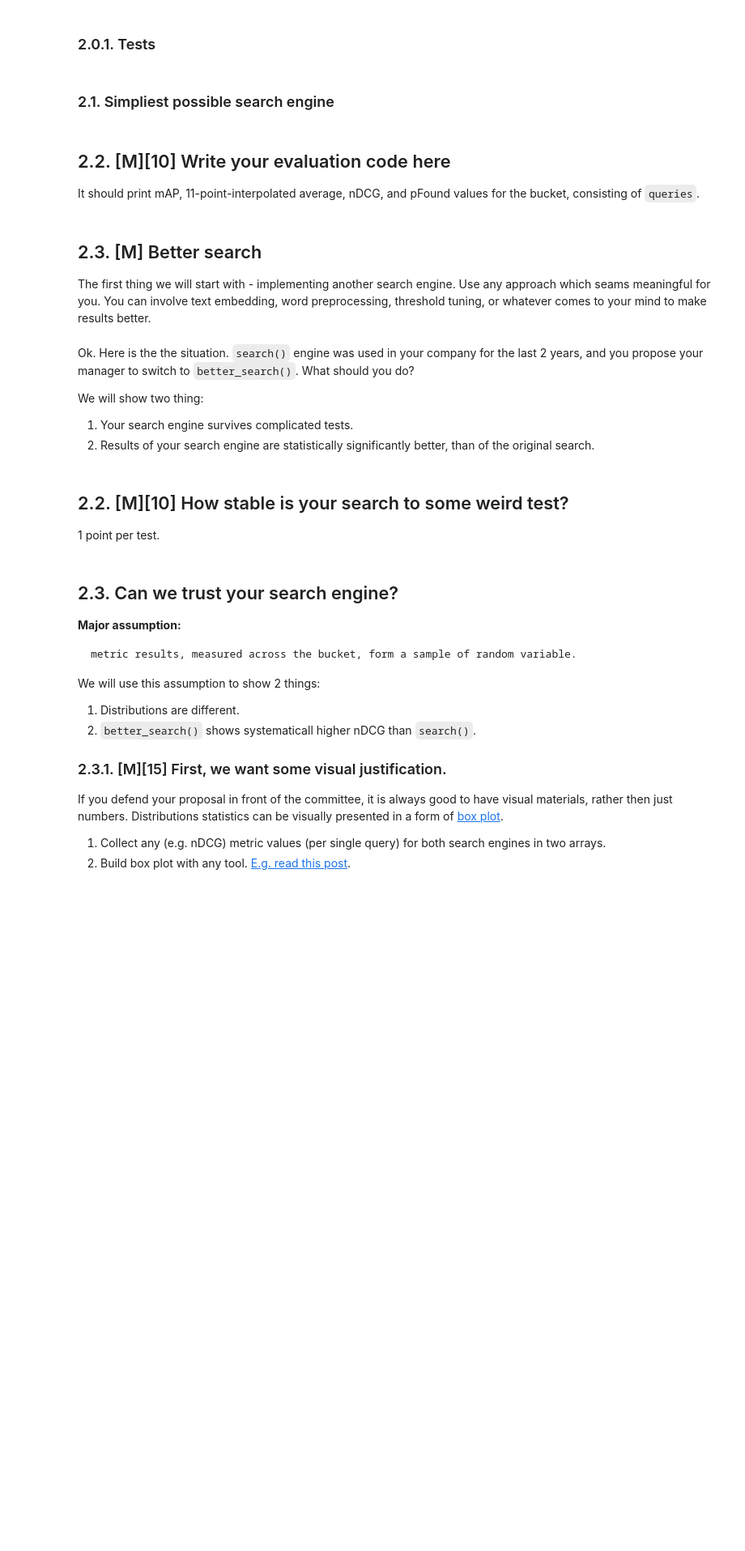
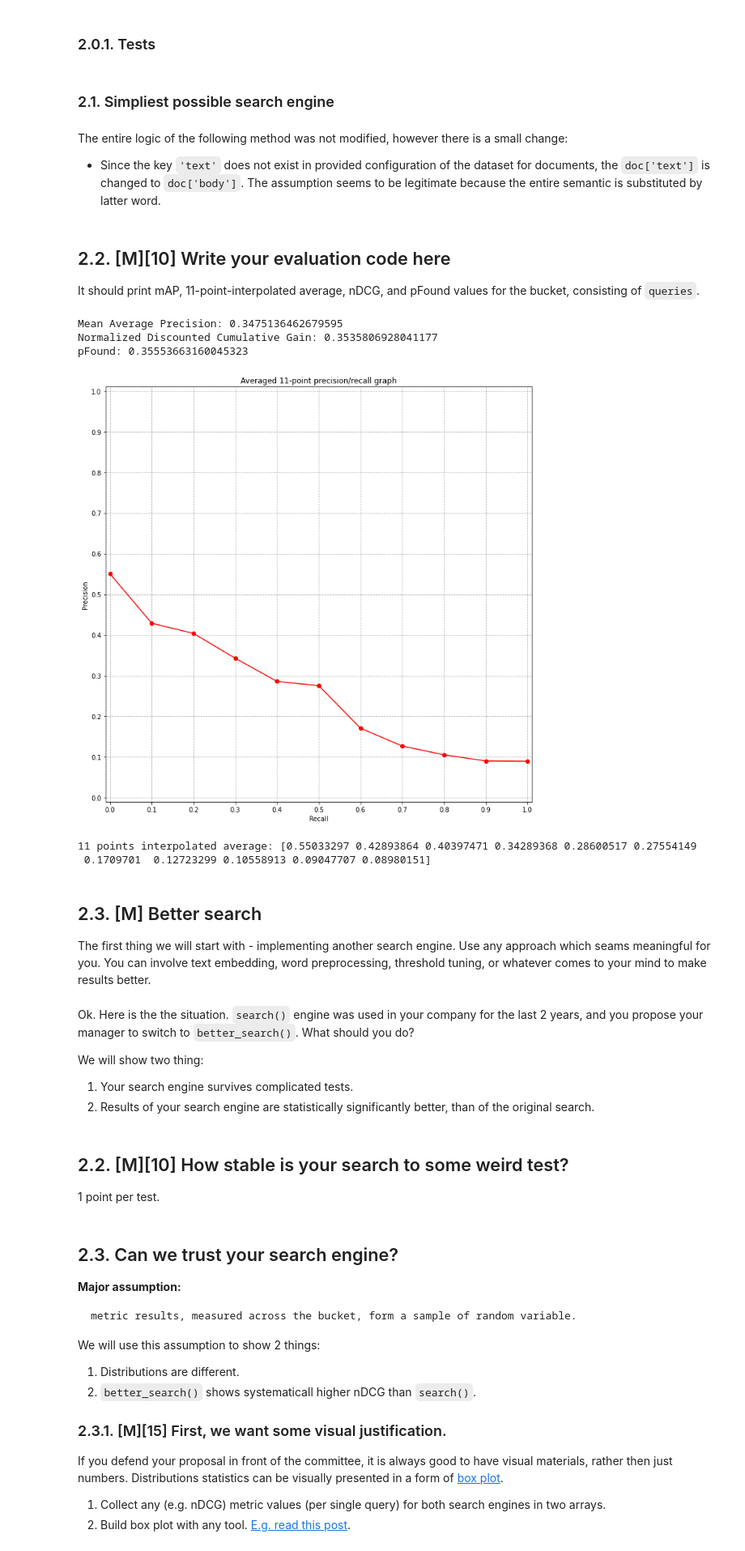
Before and after one commit to DanisAlukaev/Information-Retrieval, a Jupyter notebook: Assignment 2/Solution.ipynb, the cells around one changed output. Shown at 81% size. Drawn from its saved outputs; the diff is of its cells as text; code cells hidden in the pictures; blank space fills up the shorter version.

```diff
--- a/Assignment 2/Solution.ipynb
+++ b/Assignment 2/Solution.ipynb
@@ -101,7 +101,9 @@ def mean_avg_precision(search_results, relevance):
         relevant_docs = relevance[idx + 1]
         binary_mask = generate_mask(search_result, relevant_docs)
         precisions, hits = compute_precisions(binary_mask)
-        average_precision = np.sum(precisions * binary_mask) / hits
+        average_precision = 0
+        if hits:
+            average_precision = np.sum(precisions * binary_mask) / hits
         average_precisions[idx] = average_precision
     mean_average_precision = np.mean(average_precisions)
     return mean_average_precision
@@ -488,6 +526,9 @@ assert len(documents) == 1400
 assert len(relevance) == 225
 # %% [markdown]
 ### 2.1. Simpliest possible search engine
+# %% [markdown]
+The entire logic of the following method was not modified, however there is a small change:
+- Since the key `'text'` does not exist in provided configuration of the dataset for documents, the `doc['text']` is changed to `doc['body']`. The assumption seems to be legitimate because the entire semantic is substituted by latter word.
 # %%
 # this is the simplest possible search engine ever. Use it, or implement your own
 
@@ -501,7 +542,7 @@ def search(query, documents):
         p = 0.0
         # on each word match from query -- increase the score
         for q in query:
-            if q in doc['text'].lower() or q in doc['title'].lower():
+            if q in doc['body'].lower() or q in doc['title'].lower():
                 p += 1. / len(query)
         # include on non-0 match
         if p > 0.0:
@@ -518,3 +557,48 @@ It should print mAP, 11-point-interpolated average, nDCG, and pFound values for
+# %%
+def get_search_results(documents, queries):
+    """
+    Method that generates list of search results for each query.
+
+    :param documents: list of documents.
+    :param queries: list of queries.
+    :return: search results.
+    """
+    search_results = [search(query['query'], documents) for query in queries]
+    return search_results
+
+search_results = get_search_results(documents, queries)
+# %%
+def evaluate_search(search_results, relevance, plot=True):
+    """
+    Method that prints metrics in stdout for a given search results.
+    Metrics supported: mean average precision, normalized discounted cumulative
+    gain, pFound, 11 points interpolated average.
+
+    :search_results: set of ranked retrieval results.
+    :relevance: set of relevant documents.
+    :return: dictionary with metrics scores.
+    """
+    map_eval = mean_avg_precision(search_results, relevance)
+    print(f"Mean Average Precision: {map_eval}")
+
+    ndcg_eval = NDCG(search_results, relevance)
+    print(f"Normalized Discounted Cumulative Gain: {ndcg_eval}")
+
+    pFound_eval = pFound(search_results, relevance)
+    print(f"pFound: {pFound_eval}")
+
+    eleven_test = eleven_points_interpolated_avg(search_results, relevance, plot=plot)
+    print(f"11 points interpolated average: {eleven_test}")
+    return {'map': map_eval, 'ndcg': ndcg_eval, 'pFound': pFound_eval, '11-test': eleven_test}
+
+evaluation = evaluate_search(search_results, relevance, plot=True)
+# %% [output]
+Mean Average Precision: 0.3475136462679595
+Normalized Discounted Cumulative Gain: 0.3535806928041177
+pFound: 0.35553663160045323
+[figure, added]
+11 points interpolated average: [0.55033297 0.42893864 0.40397471 0.34289368 0.28600517 0.27554149
+ 0.1709701  0.12723299 0.10558913 0.09047707 0.08980151]
 # %% [markdown]
 ## 2.3. [M] Better search
 
```
Also changed, not shown: parts of 5 cells of this notebook.
